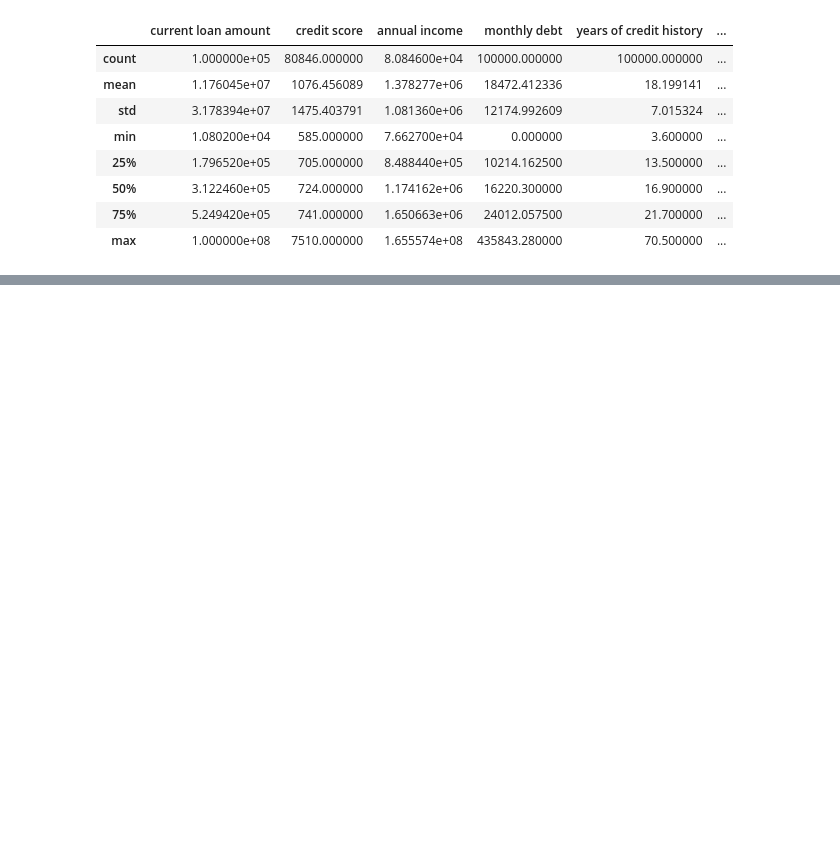
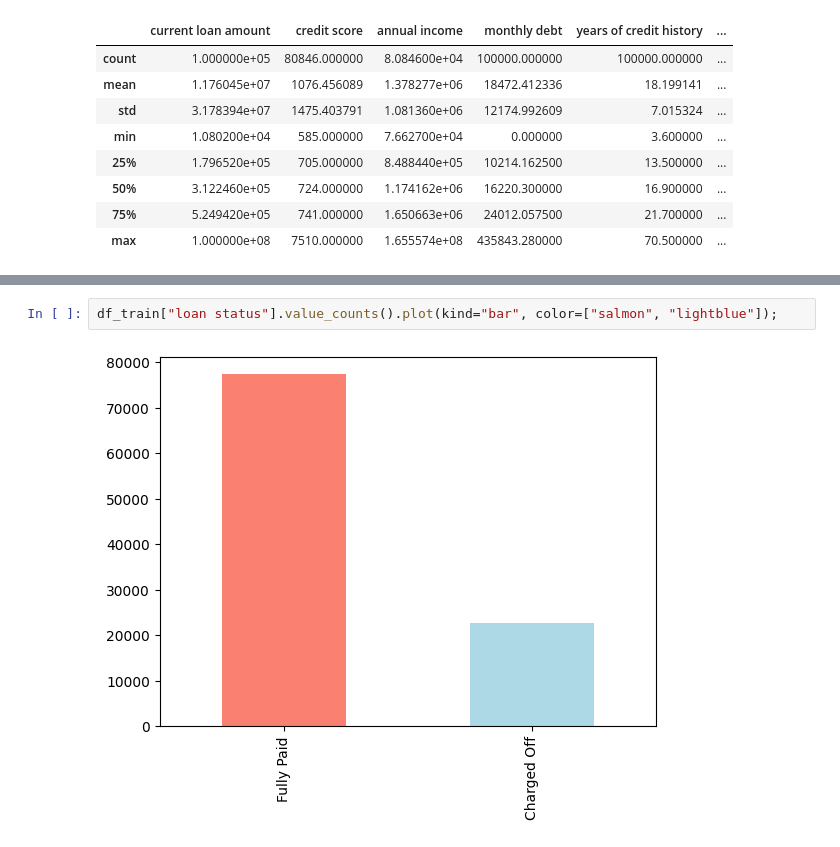
Before and after one commit to abideen-olawuwo/loancredit, a Jupyter notebook: credit.ipynb, the cells around one changed output, grey strips where cells are left out. Saved outputs shown, nothing was run; the diff lists cells and outputs as text; blank space fills up the shorter version.

```diff
--- a/credit.ipynb
+++ b/credit.ipynb
@@ -95,0 +107,4 @@ df_train.describe()
+# %%
+df_train["loan status"].value_counts().plot(kind="bar", color=["salmon", "lightblue"]);
+# %% [output]
+[figure, added]
```
Also changed, not shown: parts of 3 cells of this notebook.
